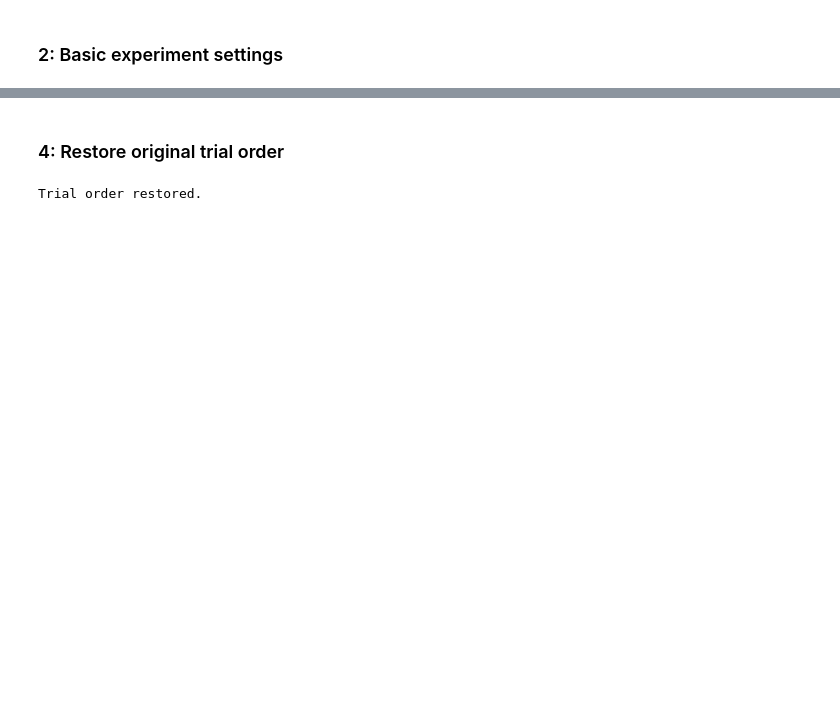
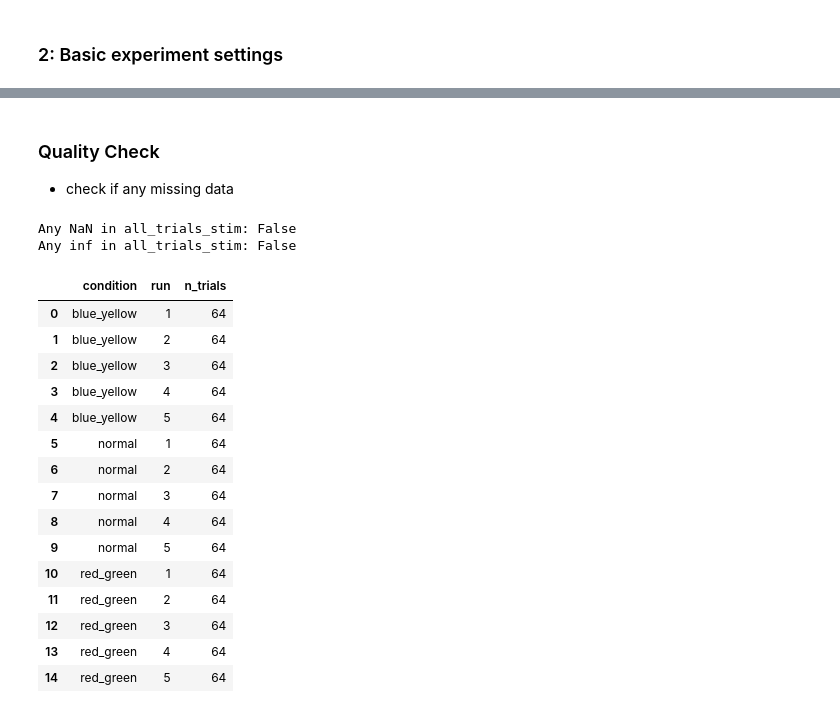
Before and after one commit to cogs189-team3/OpenVEP, a Jupyter notebook: notebooks/load_and_qc.ipynb, the cells around one changed output, grey strips where cells are left out. Cells and saved outputs as stored; diff of their text form; code cells hidden in the pictures; blank space fills up the shorter version.

```diff
--- a/notebooks/load_and_qc.ipynb
+++ b/notebooks/load_and_qc.ipynb
@@ -153,15 +149,12 @@ qc_df
 # %%
-for condition_name in all_raw_data:
-    found_runs = sorted(all_raw_data[condition_name].keys())
+trial_metadata = pd.DataFrame(trial_metadata_rows).sort_values(
+    by=["condition", "run", "trial_repeat", "class_id"]
+).reset_index(drop=True)
 
-    # Create the expected run list: [1, 2, 3, 4, 5]
-    expected_runs = list(range(1, N_RUNS + 1))
+all_trials_stim = np.stack(all_trials_stim_list, axis=0)
 
-    # Find missing runs
-    missing_runs = [r for r in expected_runs if r not in found_runs]
+print("trial_metadata shape:", trial_metadata.shape)
+print("all_trials_stim shape:", all_trials_stim.shape)
 
-    print(f"Condition: {condition_name}")
-    print("Found runs:", found_runs)
-    print("Missing runs:", missing_runs)
-    print("-" * 40)
+trial_metadata.head()
 # %% [output]
@@ -180,26 +169,34 @@ Missing runs: []
 # %% [markdown]
-### 4: Restore original trial order
+### Quality Check
+* check if any missing data
 # %%
-# This dictionary will store restored trial arrays
-all_restored_data = {}
+print("Any NaN in all_trials_stim:", np.isnan(all_trials_stim).any())
+print("Any inf in all_trials_stim:", np.isinf(all_trials_stim).any())
 
-for condition_name in all_raw_data:
-    all_restored_data[condition_name] = {}
+trial_counts = (
+    trial_metadata
+    .groupby(["condition", "run"])
+    .size()
+    .reset_index(name="n_trials")
+)
 
-    for run_number, eeg_trials in all_raw_data[condition_name].items():
-        # Create the same random permutation used during data collection
-        rng = np.random.RandomState(run_number)
-        shuffled_indices = rng.permutation(eeg_trials.shape[0])
-
-        # Prepare an empty array with the same shape
-        restored = np.empty_like(eeg_trials)
-
-        # Put each trial back into its original position
-        restored[shuffled_indices] = eeg_trials
-
-        # Save restored data
-        all_restored_data[condition_name][run_number] = restored
-
-print("Trial order restored.")
+trial_counts
 # %% [output]
-Trial order restored.
+Any NaN in all_trials_stim: False
+Any inf in all_trials_stim: False
+|  | condition | run | n_trials |
+| 0 | blue_yellow | 1 | 64 |
+| 1 | blue_yellow | 2 | 64 |
+| 2 | blue_yellow | 3 | 64 |
+| 3 | blue_yellow | 4 | 64 |
+| 4 | blue_yellow | 5 | 64 |
+| 5 | normal | 1 | 64 |
+| 6 | normal | 2 | 64 |
+| 7 | normal | 3 | 64 |
+| 8 | normal | 4 | 64 |
+| 9 | normal | 5 | 64 |
+| 10 | red_green | 1 | 64 |
+| 11 | red_green | 2 | 64 |
+| 12 | red_green | 3 | 64 |
+| 13 | red_green | 4 | 64 |
+| 14 | red_green | 5 | 64 |
```
Also changed, not shown: parts of 26 cells of this notebook, 3 other files.
